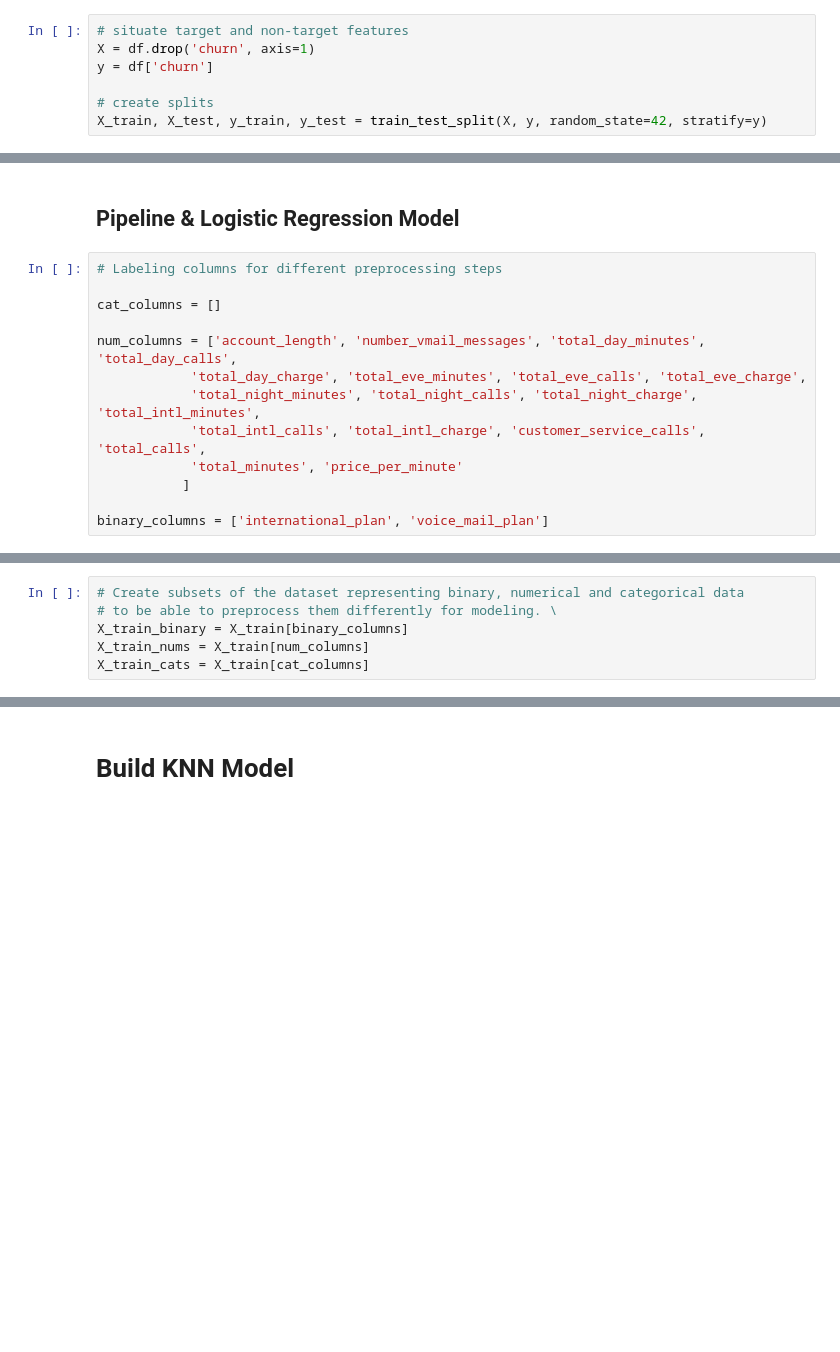
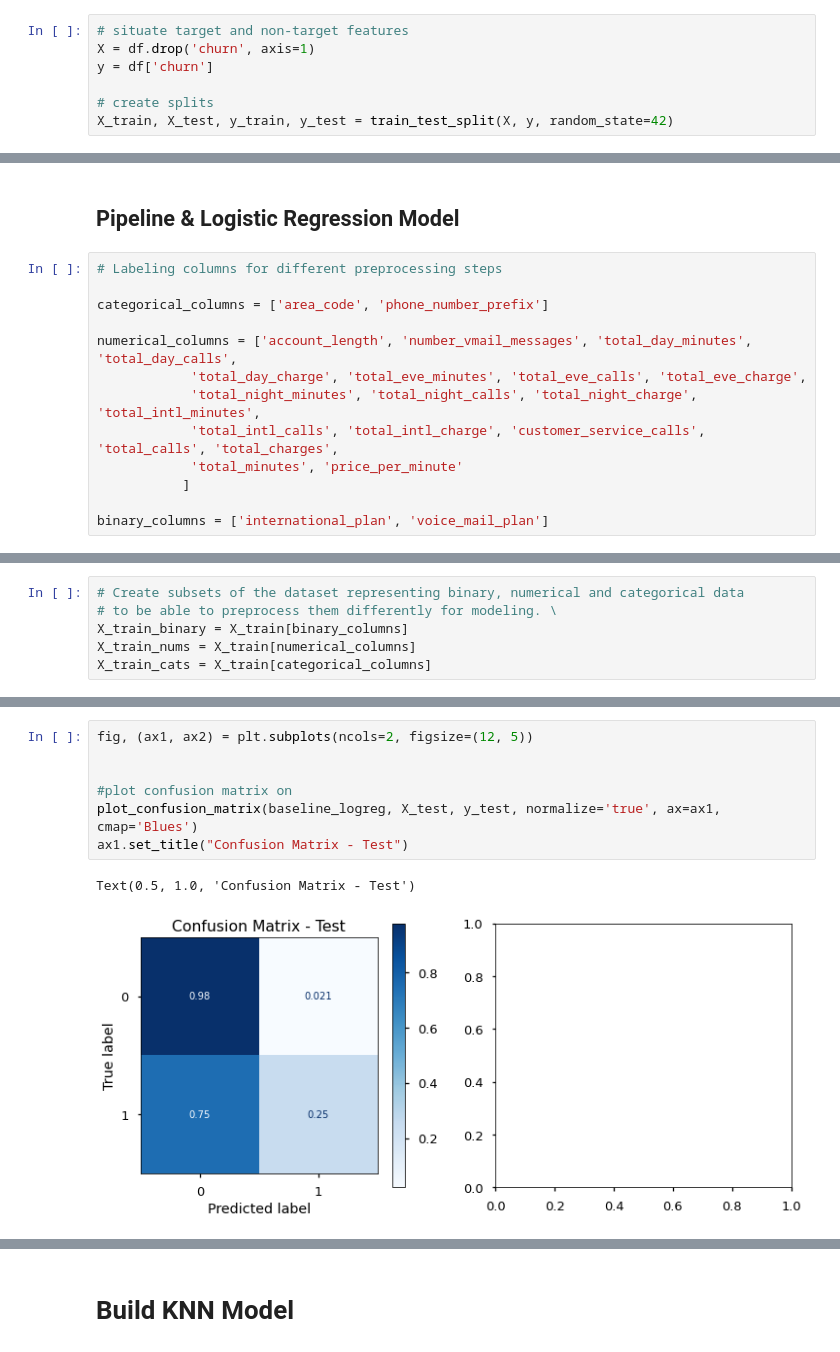
Before and after one commit to heathlikethecandybar/phase_4_project, a Jupyter notebook: phase_3/project/phase_3_notebook.ipynb, the cells around one changed output, grey strips where cells are left out. Drawn from its saved outputs; the diff is of its cells as text; blank space fills up the shorter version.

```diff
--- a/phase_3/project/phase_3_notebook.ipynb
+++ b/phase_3/project/phase_3_notebook.ipynb
@@ -443,7 +476,7 @@ X = df.drop('churn', axis=1)
 y = df['churn']
 
 # create splits
-X_train, X_test, y_train, y_test = train_test_split(X, y, random_state=42, stratify=y)
+X_train, X_test, y_train, y_test = train_test_split(X, y, random_state=42)
 # %%
 # Also looking at a dummy model with 5 cross validation folds.  Mean accuracy is about
 # 86%.  This aligns with our assumption above with the imbalance of our churned
@@ -495,12 +528,12 @@ Test percent churn:  0.145083932853717
 # %%
 # Labeling columns for different preprocessing steps
 
-cat_columns = []
+categorical_columns = ['area_code', 'phone_number_prefix']
 
-num_columns = ['account_length', 'number_vmail_messages', 'total_day_minutes', 'total_day_calls',
+numerical_columns = ['account_length', 'number_vmail_messages', 'total_day_minutes', 'total_day_calls',
             'total_day_charge', 'total_eve_minutes', 'total_eve_calls', 'total_eve_charge',
             'total_night_minutes', 'total_night_calls', 'total_night_charge', 'total_intl_minutes',
-            'total_intl_calls', 'total_intl_charge', 'customer_service_calls', 'total_calls',
+            'total_intl_calls', 'total_intl_charge', 'customer_service_calls', 'total_calls', 'total_charges',
             'total_minutes', 'price_per_minute'
            ]
 
@@ -509,8 +548,8 @@ binary_columns = ['international_plan', 'voice_mail_plan']
 # Create subsets of the dataset representing binary, numerical and categorical data
 # to be able to preprocess them differently for modeling. \
 X_train_binary = X_train[binary_columns]
-X_train_nums = X_train[num_columns]
-X_train_cats = X_train[cat_columns]
+X_train_nums = X_train[numerical_columns]
+X_train_cats = X_train[categorical_columns]
 # %%
 binary_preprocessing = Pipeline(steps=[
     ('simple_imputer', SimpleImputer(strategy='most_frequent'))
@@ -635,0 +604,10 @@ weighted avg      0.851     0.872     0.851       834
+# %%
+fig, (ax1, ax2) = plt.subplots(ncols=2, figsize=(12, 5))
+
+
+#plot confusion matrix on
+plot_confusion_matrix(baseline_logreg, X_test, y_test, normalize='true', ax=ax1,  cmap='Blues')
+ax1.set_title("Confusion Matrix - Test")
+# %% [output]
+Text(0.5, 1.0, 'Confusion Matrix - Test')
+[figure, added]
```
Also changed, not shown: parts of 41 cells of this notebook, 1 other file.
